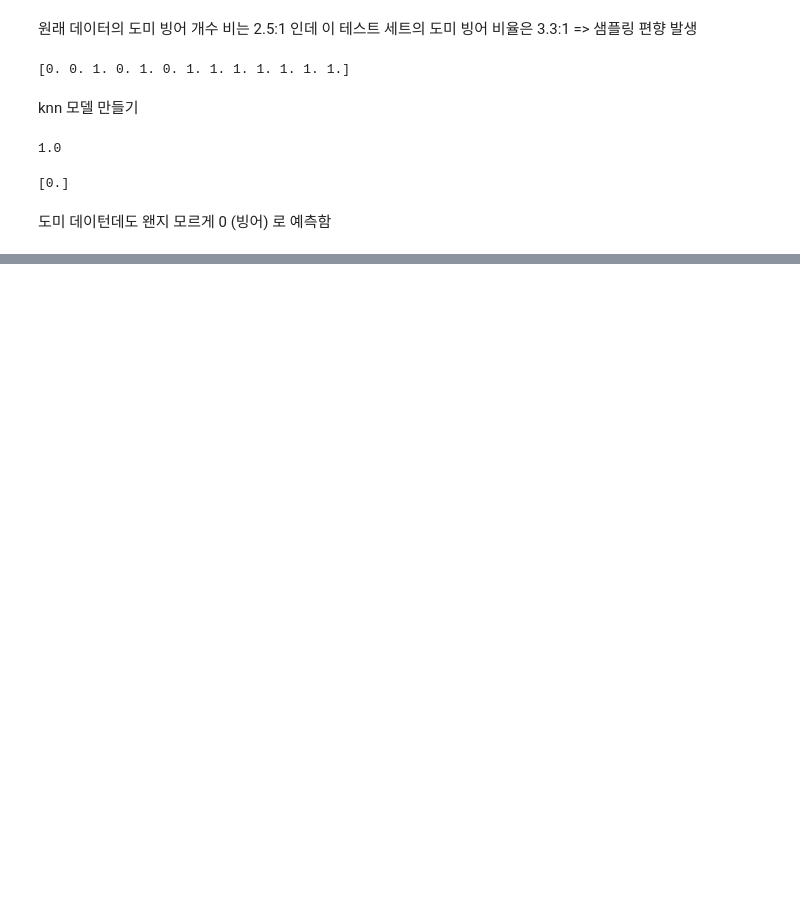
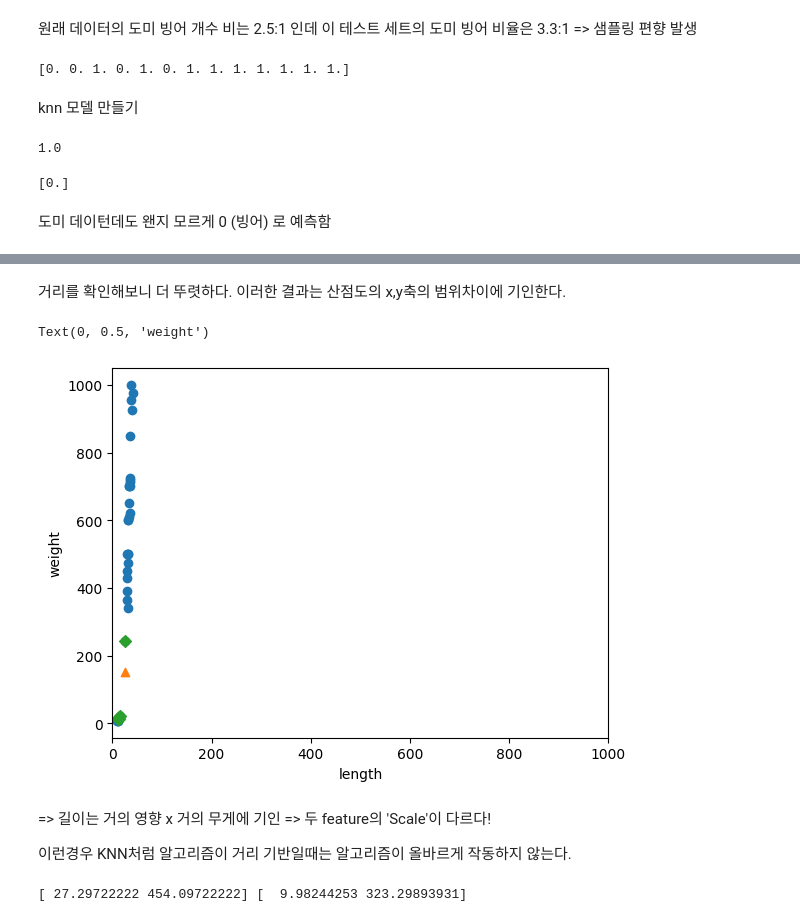
Before and after one commit to pxxxxq/DLstudy, a Jupyter notebook: jin024144/2-2.ipynb, the cells around one changed output, grey strips where cells are left out. Drawn from its saved outputs; the diff is of its cells as text; code cells hidden in the pictures; blank space fills up the shorter version.

```diff
--- a/jin024144/2-2.ipynb
+++ b/jin024144/2-2.ipynb
@@ -66,0 +103,27 @@ plt.scatter()
+# %% [markdown]
+거리를 확인해보니 더 뚜렷하다.
+이러한 결과는 산점도의 x,y축의 범위차이에 기인한다.
+# %%
+plt.scatter(train_input[:,0],train_input[:,1])
+plt.scatter(25, 150, marker = '^')
+plt.scatter(train_input[indexes,0],train_input[indexes,1], marker="D")
+plt.xlim((0,1000)) #축의 범위 지정
+plt.xlabel('length')
+plt.ylabel('weight')
+# %% [output]
+Text(0, 0.5, 'weight')
+[figure, added]
+# %% [markdown]
+=> 길이는 거의 영향 x 거의 무게에 기인
+=> 두 feature의 'Scale'이 다르다!
+
+이런경우 KNN처럼 알고리즘이 거리 기반일때는 알고리즘이 올바르게 작동하지 않는다.
+# %%
+#표준점수를 통한 전처리 방법
+
+mean =np.mean(train_input, axis=0)
+std =np.std(train_input, axis=0)
+
+print(mean,std)
+# %% [output]
+[ 27.29722222 454.09722222] [  9.98244253 323.29893931]
```
Also changed, not shown: parts of 9 cells of this notebook.
